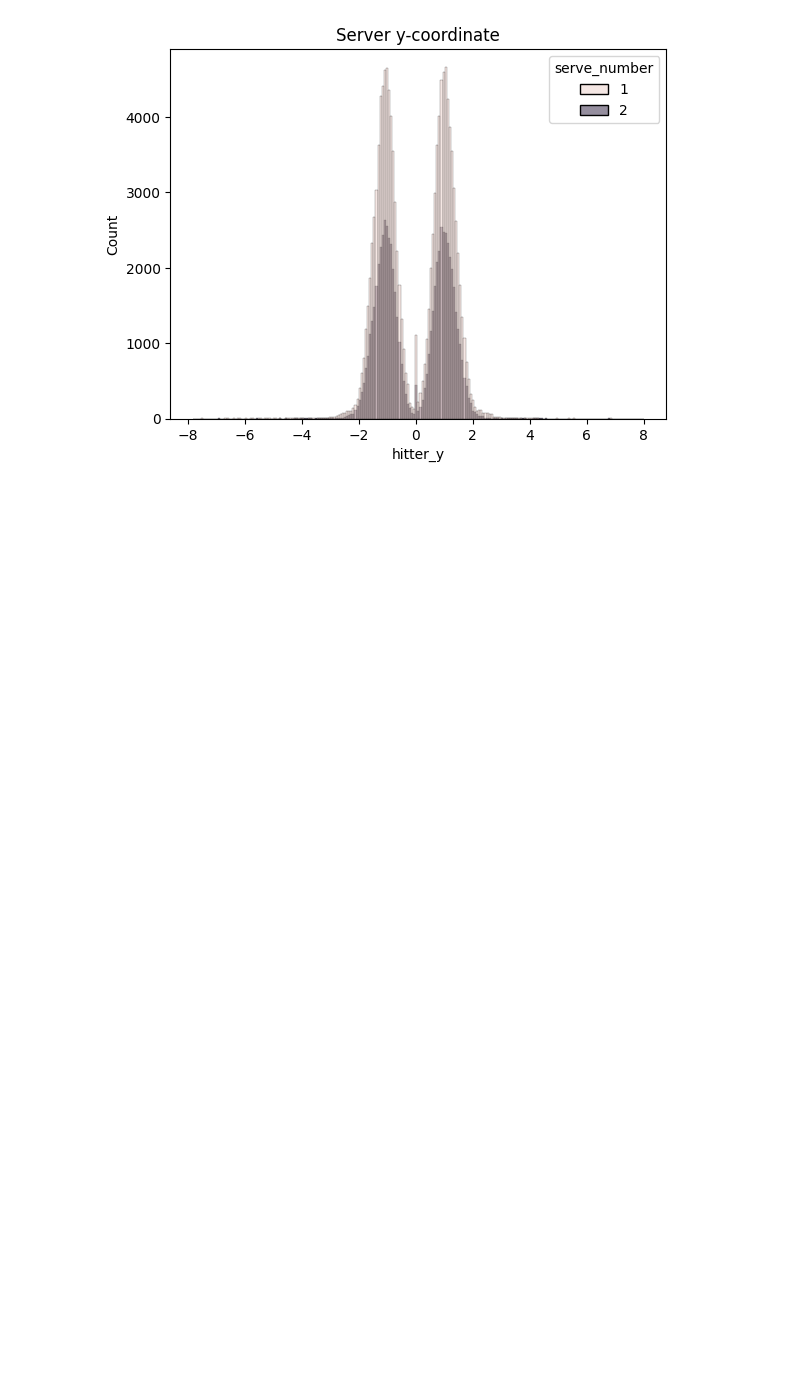
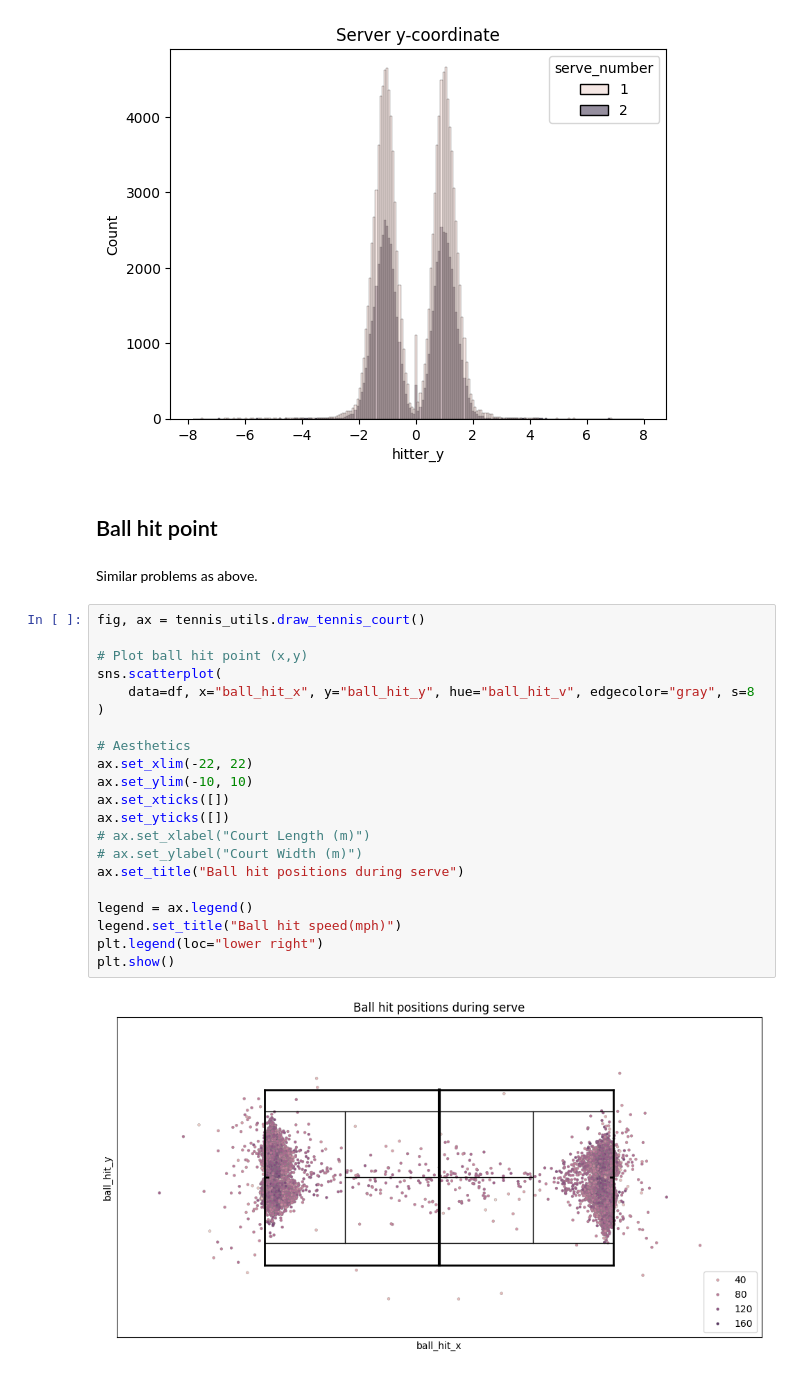
Before and after one commit to apbw-6/Tennis_Ace_Prediction, a Jupyter notebook: Data_Exploration.ipynb, the cells around one changed output. Cells and saved outputs as stored; diff of their text form; blank space fills up the shorter version.

```diff
--- a/Data_Exploration.ipynb
+++ b/Data_Exploration.ipynb
@@ -116,3 +141,30 @@ plt.show()
 # %% [output]
 [figure]
 [figure]
+# %% [markdown]
+## Ball hit point
+# %% [markdown]
+Similar problems as above.
+# %%
+fig, ax = tennis_utils.draw_tennis_court()
+
+# Plot ball hit point (x,y)
+sns.scatterplot(
+    data=df, x="ball_hit_x", y="ball_hit_y", hue="ball_hit_v", edgecolor="gray", s=8
+)
+
+# Aesthetics
+ax.set_xlim(-22, 22)
+ax.set_ylim(-10, 10)
+ax.set_xticks([])
+ax.set_yticks([])
+# ax.set_xlabel("Court Length (m)")
+# ax.set_ylabel("Court Width (m)")
+ax.set_title("Ball hit positions during serve")
+
+legend = ax.legend()
+legend.set_title("Ball hit speed(mph)")
+plt.legend(loc="lower right")
+plt.show()
+# %% [output]
+[figure, added]
```
Also changed, not shown: parts of 16 cells of this notebook, 1 other file.
